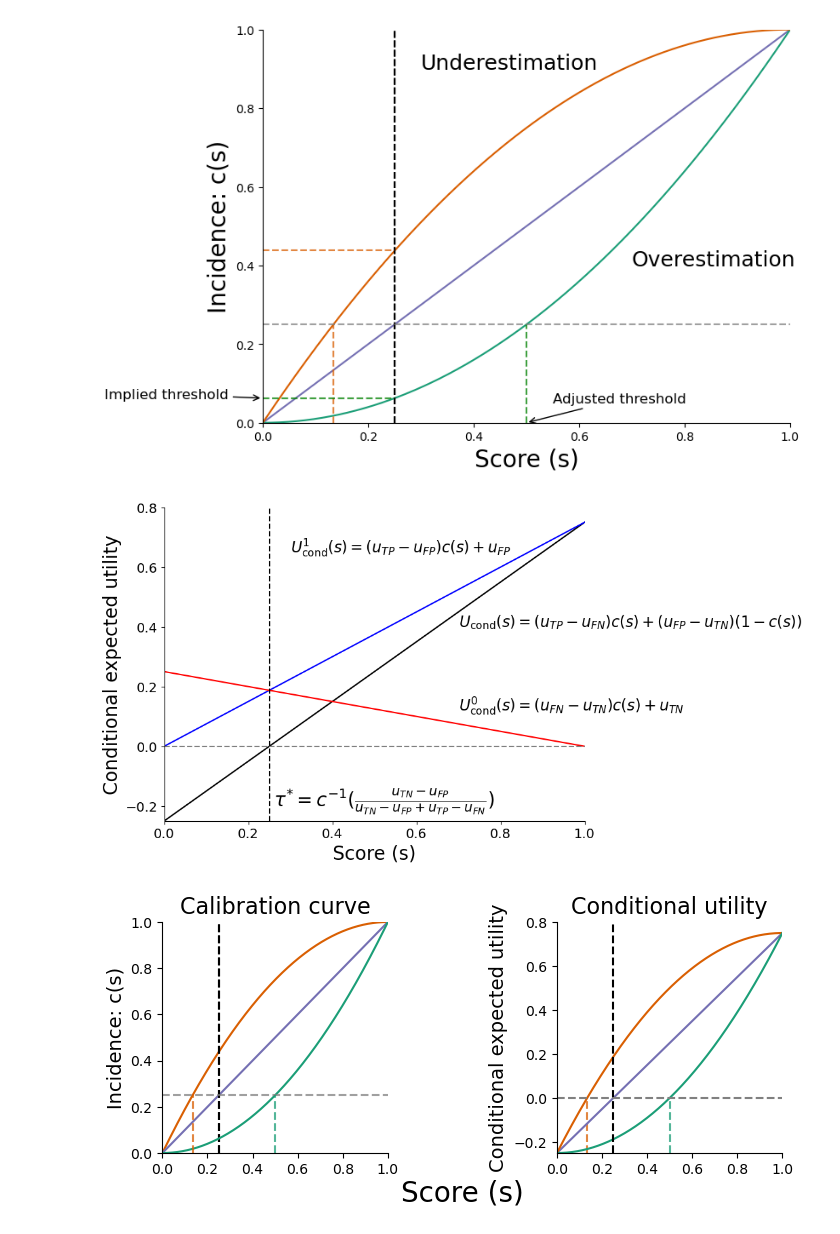
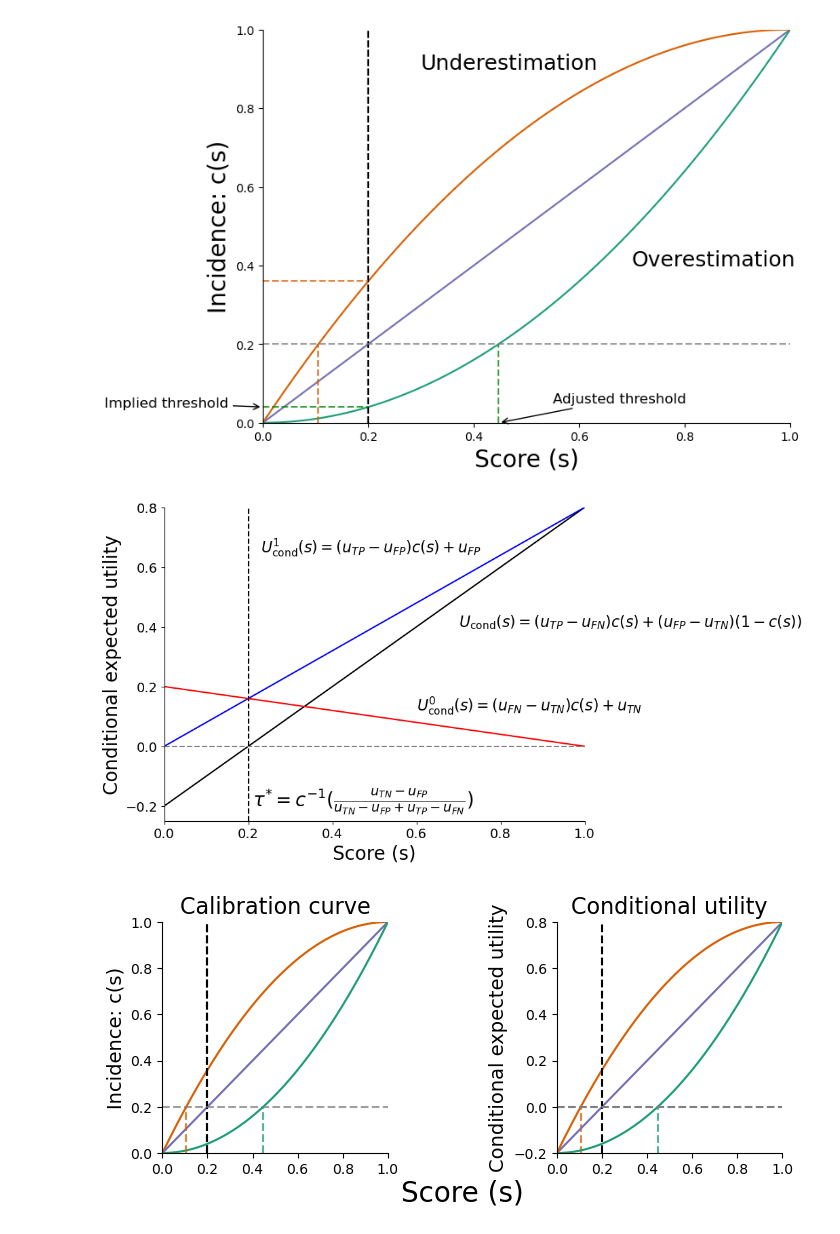
Before and after one commit to spfohl/fairness_simulation, a Jupyter notebook: defense_slides.ipynb, the cells around one changed output. Cells and saved outputs as stored; diff of their text form; code cells hidden in the pictures.

```diff
--- a/defense_slides.ipynb
+++ b/defense_slides.ipynb
@@ -8,7 +8,7 @@ import itertools
 import scipy
 import scipy.stats
 # %%
-figure_path = './figures'
+figure_path = './figures_20'
 os.makedirs(figure_path, exist_ok=True)
 # %%
 colors = {
@@ -123,10 +123,10 @@ for key in parameters.keys():
     parameters[key].update(performance_metrics_dict[key])
 # %%
 # Utility functions
-u_tp = 0.75
+u_tp = 0.8
 u_fn = 0
 u_fp = 0
-u_tn = 0.25
+u_tn = 0.2
 
 
 u_pos = u_tp - u_fn
@@ -214,7 +214,7 @@ def plot_distributions(
     ax.set_title(title, fontsize=18)
 # %%
 wspace=0.5
-threshold=0.25
+# threshold=0.25
 plt.close()
 
 fig=plt.figure(figsize=(8,6))
@@ -298,6 +298,7 @@ ax.axhline(
     color='gray',
     alpha=0.75
 )
+
 ax.set_xlabel('Score (s)', fontsize=20)
 ax.set_ylabel('Incidence: c(s)', fontsize=20)
 ax.text(0.7, 0.4, 'Overestimation', fontsize=18)
@@ -308,35 +309,35 @@ sns.despine()
 plt.show()
 fig.savefig(os.path.join(figure_path, 'calibration_curve.png'), dpi=300, bbox_inches="tight")
 # %% [output]
-[figure, old version]
+[figure, new version]
 # %%
 plt.close()
 fig=plt.figure(figsize=(8,6))
 ax=plt.gca()
 
 plt.plot(parameters['A']['x'], parameters['A']['conditional_utility'], 'k')
 plt.plot(parameters['A']['x'], parameters['A']['u_treat'], 'b')
 plt.plot(parameters['A']['x'], parameters['A']['u_no_treat'], color='r')
 
 plt.axvline(threshold, linestyle='--', color='k')
 plt.axhline(0, linestyle='--', color='gray')
 
 
 ax.set_xlabel('Score (s)', fontsize=20)
 ax.set_ylabel('Conditional expected utility', fontsize=20)
 ax.set_xlim(0, 1)
 ax.set_ylim(-.25, 0.8)
 ax.tick_params(axis='x', labelsize=14)
 ax.tick_params(axis='y', labelsize=14)
-ax.text(0.7, 0.12, r'$U_{\mathrm{cond}}^0(s)=(u_{FN}-u_{TN}) c(s) + u_{TN}$', fontsize=16)
-ax.text(0.3, 0.65, r'$U_{\mathrm{cond}}^1(s)=(u_{TP}-u_{FP}) c(s) + u_{FP}$', fontsize=16)
+ax.text(0.6, 0.12, r'$U_{\mathrm{cond}}^0(s)=(u_{FN}-u_{TN}) c(s) + u_{TN}$', fontsize=16)
+ax.text(0.23, 0.65, r'$U_{\mathrm{cond}}^1(s)=(u_{TP}-u_{FP}) c(s) + u_{FP}$', fontsize=16)
 ax.text(0.7, 0.4, r'$U_{\mathrm{cond}}(s)=(u_{TP}-u_{FN}) c(s) + (u_{FP}-u_{TN})(1-c(s))$', fontsize=16)
-ax.text(0.26, -0.2, r'$\tau^{*}=c^{-1}(\frac{u_{TN}-u_{FP}}{u_{TN}-u_{FP} + u_{TP}-u_{FN}})$', fontsize=20)
+ax.text(0.21, -0.2, r'$\tau^{*}=c^{-1}(\frac{u_{TN}-u_{FP}}{u_{TN}-u_{FP} + u_{TP}-u_{FN}})$', fontsize=20)
 sns.despine()
 plt.show()
 fig.savefig(os.path.join(figure_path, 'fixed_cost_utility_fn.png'), dpi=300, bbox_inches="tight")
 # %% [output]
-[figure, old version]
+[figure, new version]
 # %%
 plt.close()
 figsize=(8,3)
@@ -345,7 +346,7 @@ plt.subplots_adjust(wspace=0.75)
 
 ## Conditional utility
 axes[0,1].set_xlim(0, 1)
-axes[0,1].set_ylim(-.25, 0.8)
+axes[0,1].set_ylim(-.2, 0.8)
 axes[0,1].plot(parameters['A']['x'], get_conditional_utility(parameters['A']['calibration_curve']), colors['cb_purple'])
 axes[0,1].plot(parameters['A_under']['x'], get_conditional_utility(parameters['A_under']['calibration_curve']), color=colors['cb_orange'])
 axes[0,1].plot(parameters['A_over']['x'], get_conditional_utility(parameters['A_over']['calibration_curve']), color=colors['cb_green'])
@@ -429,7 +430,7 @@ sns.despine()
 plt.show()
 fig.savefig(os.path.join(figure_path, 'calibration_utility.png'), dpi=300, bbox_inches="tight")
 # %% [output]
-[figure, old version]
+[figure, new version]
 # %%
 plt.close()
 figsize=(12,2)
```
Also changed, not shown: parts of 5 cells of this notebook, 11 other files.
